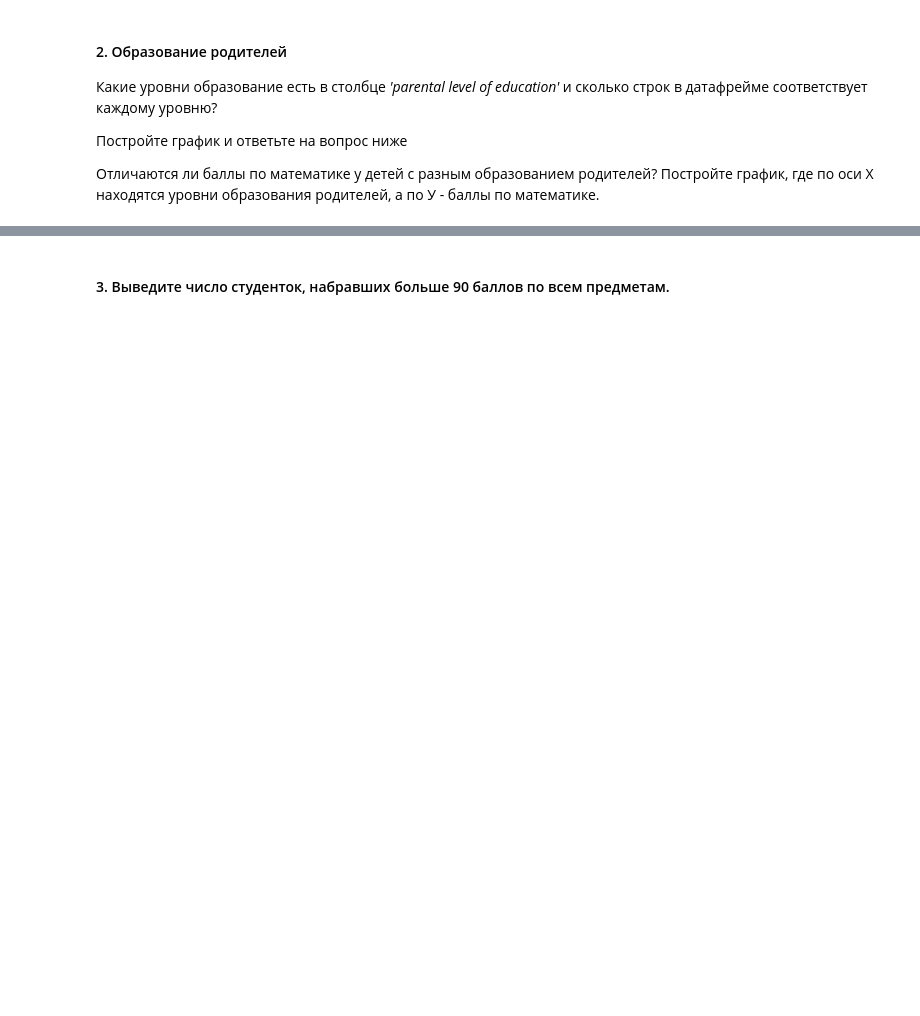
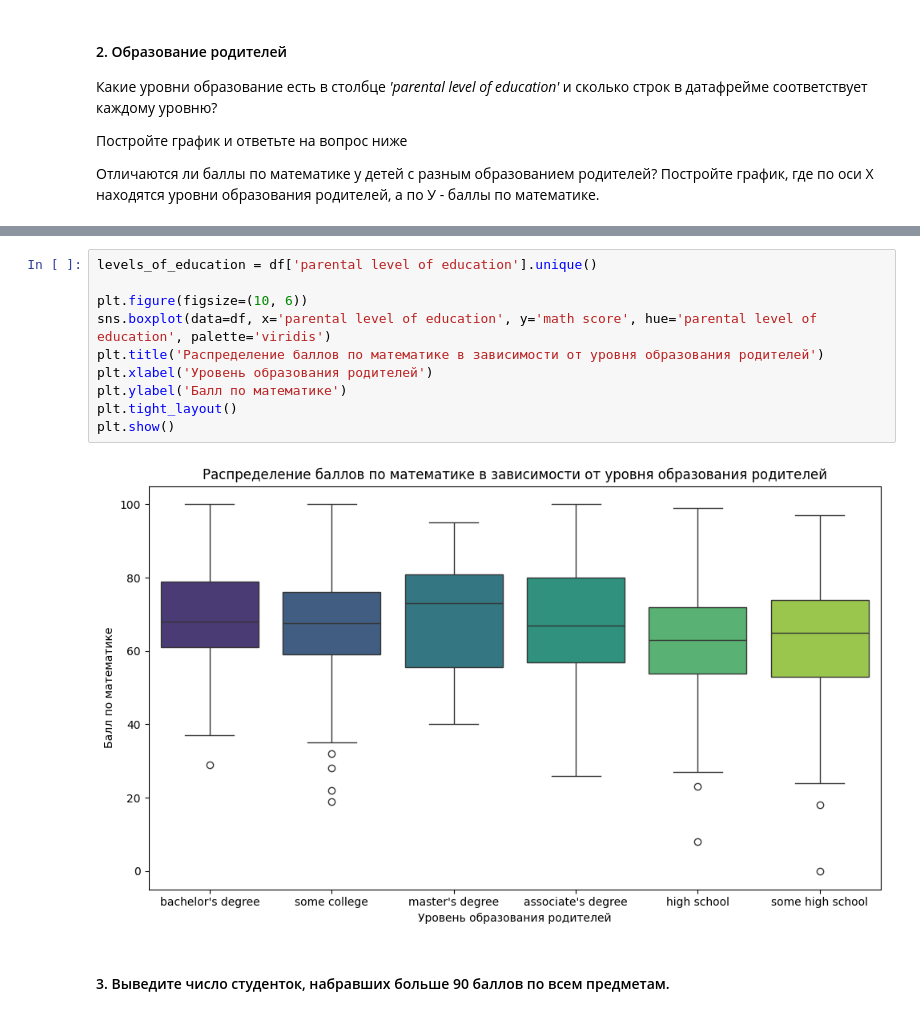
Before and after one commit to alexmordashov/computer_math, a Jupyter notebook: 5. Библиотека Pandas. Визуальный анализ данных/Практическая_работа_№5_Библиотека_Pandas.ipynb, the cells around one changed output, grey strips where cells are left out. Saved outputs shown, nothing was run; the diff lists cells and outputs as text; blank space fills up the shorter version.

```diff
--- a/5. Библиотека Pandas. Визуальный анализ данных/Практическая_работа_№5_Библиотека_Pandas.ipynb
+++ b/5. Библиотека Pandas. Визуальный анализ данных/Практическая_работа_№5_Библиотека_Pandas.ipynb
@@ -537,2 +646,14 @@ df
+# %%
+levels_of_education = df['parental level of education'].unique()
+
+plt.figure(figsize=(10, 6))
+sns.boxplot(data=df, x='parental level of education', y='math score', hue='parental level of education', palette='viridis')
+plt.title('Распределение баллов по математике в зависимости от уровня образования родителей')
+plt.xlabel('Уровень образования родителей')
+plt.ylabel('Балл по математике')
+plt.tight_layout()
+plt.show()
+# %% [output]
+[figure, added]
 # %% [markdown]
 #### 3. Выведите число студенток, набравших больше 90 баллов по всем предметам.
```
Also changed, not shown: parts of 13 cells of this notebook.
